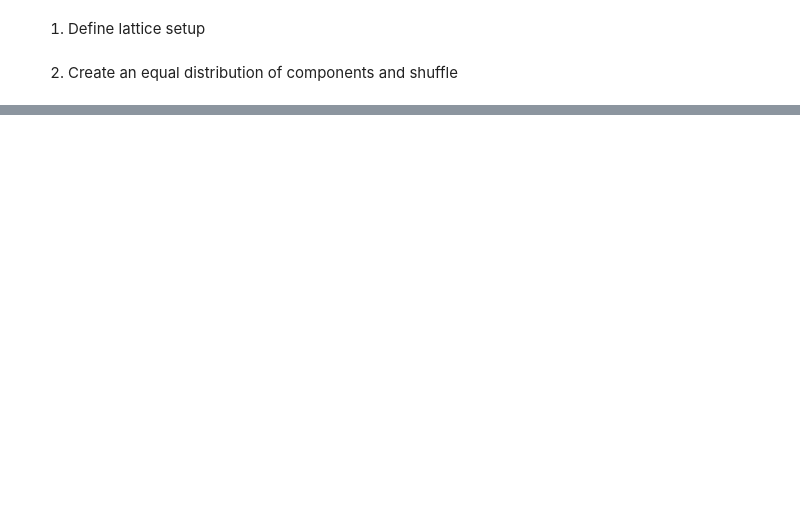
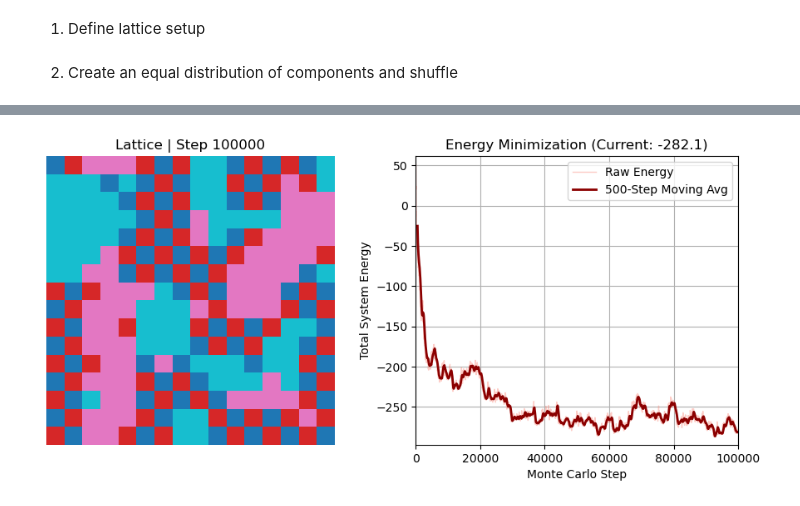
Before and after one commit to inglorious-castro/metropolis-alloy, a Jupyter notebook: alloy.ipynb, the cells around one changed output, grey strips where cells are left out. Cells and saved outputs as stored; diff of their text form; code cells hidden in the pictures; blank space fills up the shorter version.

Commit message:
Time series implemented

```diff
--- a/alloy.ipynb
+++ b/alloy.ipynb
@@ -9,7 +12,7 @@ L = 16
 num_species = 4
 total_sites = L * L
 temperature = 1.0
-steps = 1000001
+steps = 100001
 # %% [markdown]
 2. Create an equal distribution of components and shuffle
 # %%
@@ -161,5 +32,5 @@ print(initial_energy)
 # %%
-def calculate_matrix_energy(lattice, energy_matrix):
+def calculate_total_energy(lattice, energy_matrix):
     """
     Calculates total energy where every atom pair configuration
     has a specific energy defined in energy_matrix.
@@ -178,6 +49,6 @@ def calculate_matrix_energy(lattice, energy_matrix):
     total_energy = np.sum(bonds_right) + np.sum(bonds_down)
     return float(total_energy)
 
-initial_energy = calculate_matrix_energy(lattice, energy_matrix)
+initial_energy = calculate_total_energy(lattice, energy_matrix)
 print(initial_energy)
 # %% [output]
@@ -235,0 +65,81 @@ plt.close(fig)
+# %%
+history_steps = []
+history_energy = []
+
+window_size = 500
+
+# --- 2. Set Up the Double-Panel Figure ---
+fig, (ax_grid, ax_energy) = plt.subplots(1, 2, figsize=(11, 4.5))
+cmap_clean = plt.colormaps['tab10'].resampled(num_species)
+
+# Left Panel: Grid
+im = ax_grid.imshow(lattice, cmap=cmap_clean, vmin=0, vmax=num_species-1)
+ax_grid.axis('off')
+
+# Right Panel: Dual Lines (Raw Energy & Moving Average)
+line_raw, = ax_energy.plot([], [], color='salmon', alpha=0.4, label='Raw Energy', lw=1)
+line_ma, = ax_energy.plot([], [], color='darkred', label=f'{window_size}-Step Moving Avg', lw=2)
+ax_energy.set_xlabel("Monte Carlo Step")
+ax_energy.set_ylabel("Total System Energy")
+ax_energy.grid(True)
+ax_energy.legend(loc='upper right')
+
+E_current = calculate_total_energy(lattice, energy_matrix)
+
+# --- 3. Metropolis Loop ---
+for step in range(steps):
+    coord_1 = np.random.randint(0, L, size=2)
+    shift = DIRECTIONS[np.random.randint(0, 4)]
+    coord_2 = (coord_1 + shift) % L
+
+    i1, j1 = coord_1
+    i2, j2 = coord_2
+
+    # Propose swap
+    lattice[i1, j1], lattice[i2, j2] = lattice[i2, j2], lattice[i1, j1]
+    E_proposed = calculate_total_energy(lattice, energy_matrix)
+    dE = E_proposed - E_current
+
+    if dE <= 0 or np.random.rand() < np.exp(-dE / temperature):
+        E_current = E_proposed
+    else:
+        lattice[i1, j1], lattice[i2, j2] = lattice[i2, j2], lattice[i1, j1]
+
+    history_steps.append(step)
+    history_energy.append(E_current)
+
+    # Visual updates
+    if step % 50 == 0 or step == steps - 1:
+        # Update lattice image
+        im.set_data(lattice)
+        ax_grid.set_title(f"Lattice | Step {step}")
+
+        # Calculate moving average using standard 1D convolution
+        if len(history_energy) >= window_size:
+            # Create a uniform window for the rolling mean
+            weights = np.ones(window_size) / window_size
+            ma_values = np.convolve(history_energy, weights, mode='valid')
+            # The 'valid' mode shifts indices by (window_size - 1)
+            ma_steps = history_steps[window_size - 1:]
+
+            line_ma.set_data(ma_steps, ma_values)
+
+        # Update raw energy line
+        line_raw.set_data(history_steps, history_energy)
+
+        # Adjust axes view limits dynamically
+        ax_energy.set_xlim(0, max(10, step))
+        ax_energy.set_ylim(min(history_energy) - 10, max(history_energy) + 10)
+        ax_energy.set_title(f"Energy Minimization (Current: {E_current:.1f})")
+
+        display(fig, clear=True)
+        time.sleep(0.01)
+
+# --- 4. Save and Close ---
+# Save the final rendered state of both plots to disk before closing the loop
+fig.savefig("energy_equilibration.png", dpi=300, bbox_inches='tight')
+print("[!] Final plot saved to 'energy_equilibration.png'")
+
+plt.close(fig)
+# %% [output]
+[figure, added]
```
Also changed, not shown: parts of 14 cells of this notebook, 1 other file.
